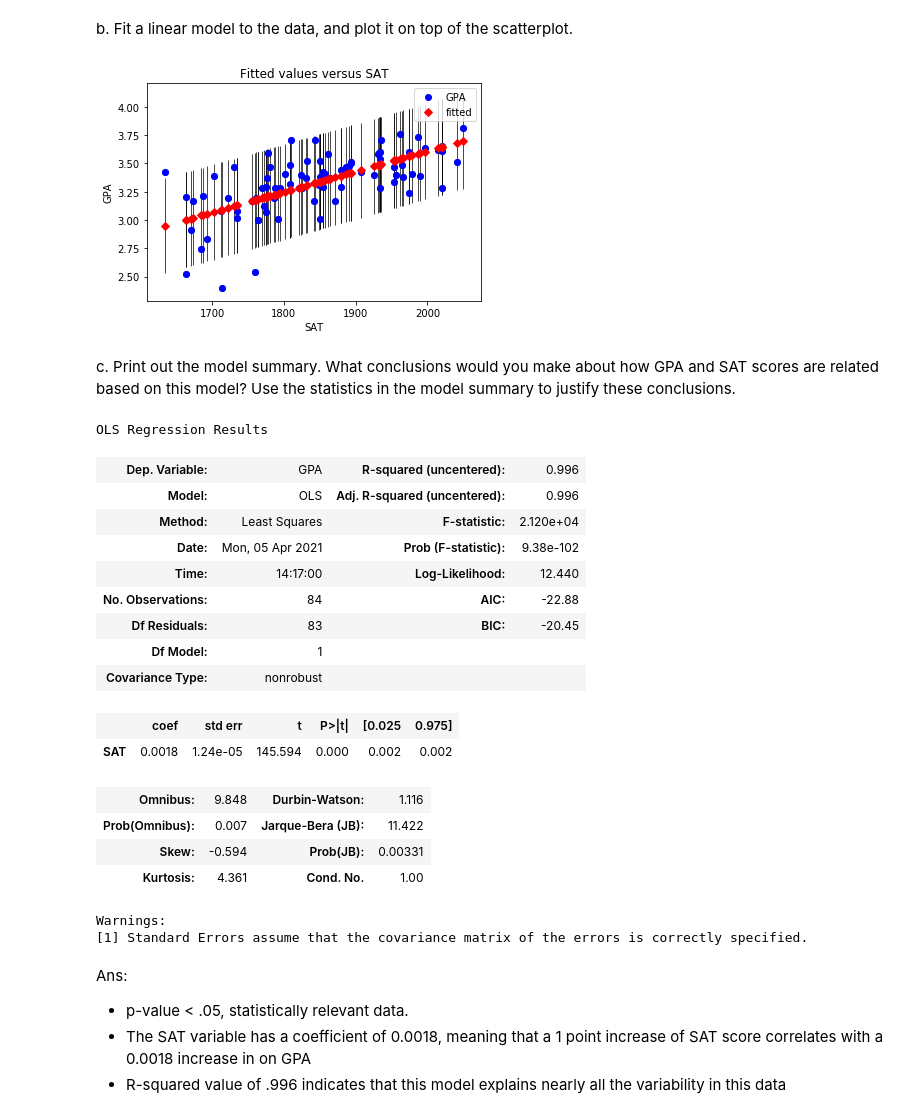
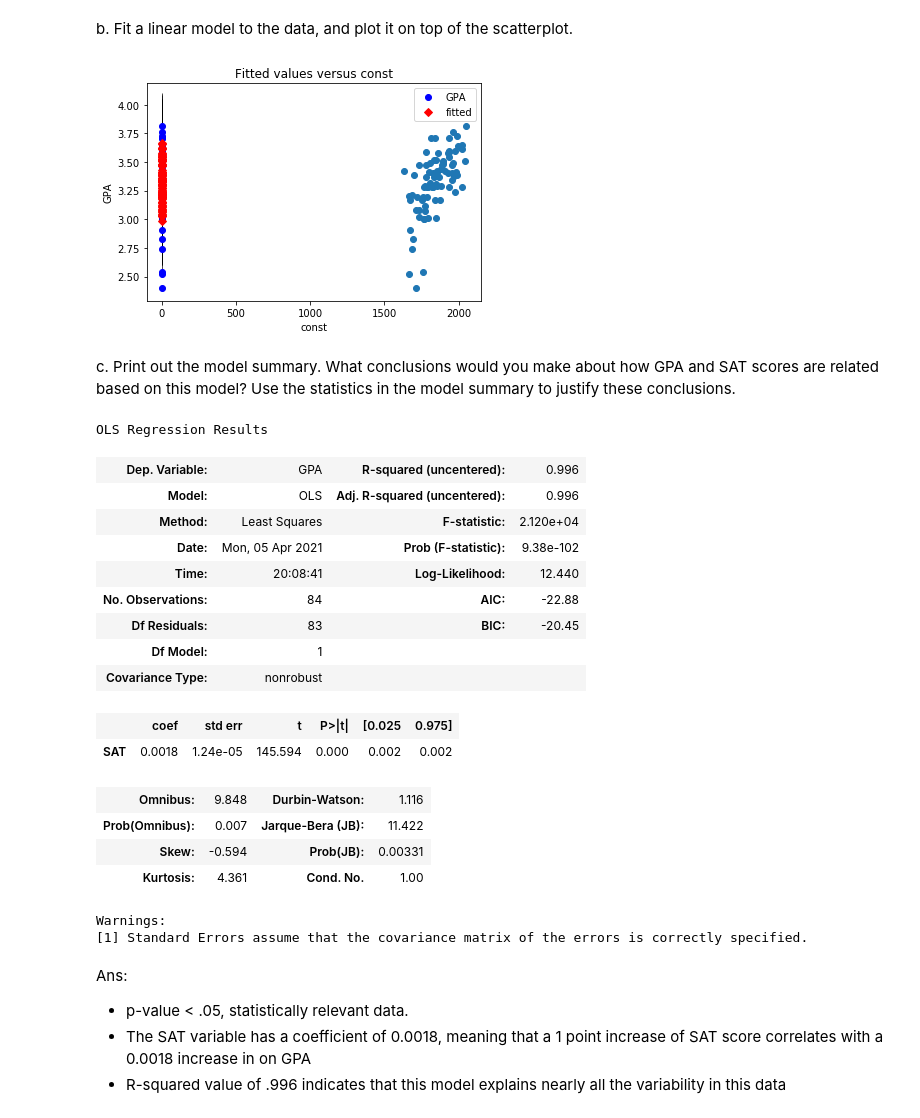
Before and after one commit to ben-stamm/ORIE3120, a Jupyter notebook: hw06.ipynb, the cells around one changed output. Drawn from its saved outputs; the diff is of its cells as text; code cells hidden in the pictures.

```diff
--- a/hw06.ipynb
+++ b/hw06.ipynb
@@ -409,7 +407,9 @@ df.head()
 a. Plot scatterplot with the SAT scores as the x-axis and the GPAs as the y-axis.
 # %%
 ## Code here
-scatter = plt.scatter(df['SAT'],df['GPA'])
+X = df['SAT']
+Y = df['GPA']
+scatter = plt.scatter(X,Y)
 plt.xlabel('SAT Scores')
 plt.ylabel('GPAs')
 plt.title('SAT Scores vs GPAs')
@@ -420,12 +420,14 @@ Text(0.5, 1.0, 'SAT Scores vs GPAs')
 b. Fit a linear model to the data, and plot it on top of the scatterplot.
 # %%
 ## Code here
-model = sm.OLS(df["GPA"],df["SAT"]).fit()
+X = sm.add_constant(X)
+model = sm.OLS(Y,X).fit()
+X = df['SAT']
 sm.graphics.plot_fit(model,0)
-plt.scatter(df["SAT"], df["GPA"])
+plt.scatter(X, Y)
 plt.show()
 # %% [output]
-[figure, old version]
+[figure, new version]
 # %% [markdown]
 c. Print out the model summary. What conclusions would you make about how GPA and SAT scores are related based on this model? Use the statistics in the model summary to justify these conclusions.
 # %%
@@ -437,7 +439,7 @@ OLS Regression Results
 | Model: | OLS | Adj. R-squared (uncentered): | 0.996 |
 | Method: | Least Squares | F-statistic: | 2.120e+04 |
 | Date: | Mon, 05 Apr 2021 | Prob (F-statistic): | 9.38e-102 |
-| Time: | 14:17:00 | Log-Likelihood: | 12.440 |
+| Time: | 20:08:41 | Log-Likelihood: | 12.440 |
 | No. Observations: | 84 | AIC: | -22.88 |
 | Df Residuals: | 83 | BIC: | -20.45 |
 | Df Model: | 1 |  |  |
```
Also changed, not shown: parts of 3 cells of this notebook.
